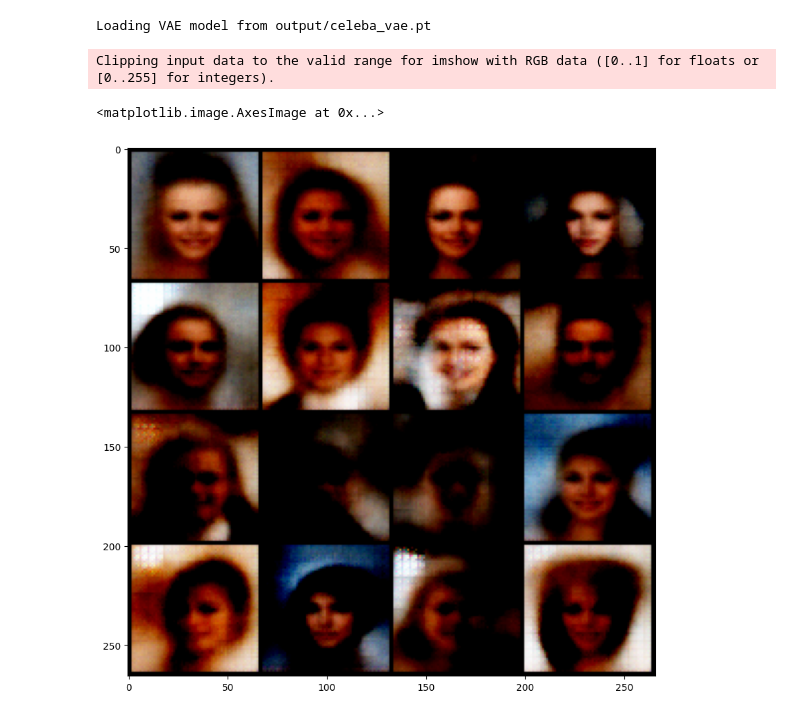
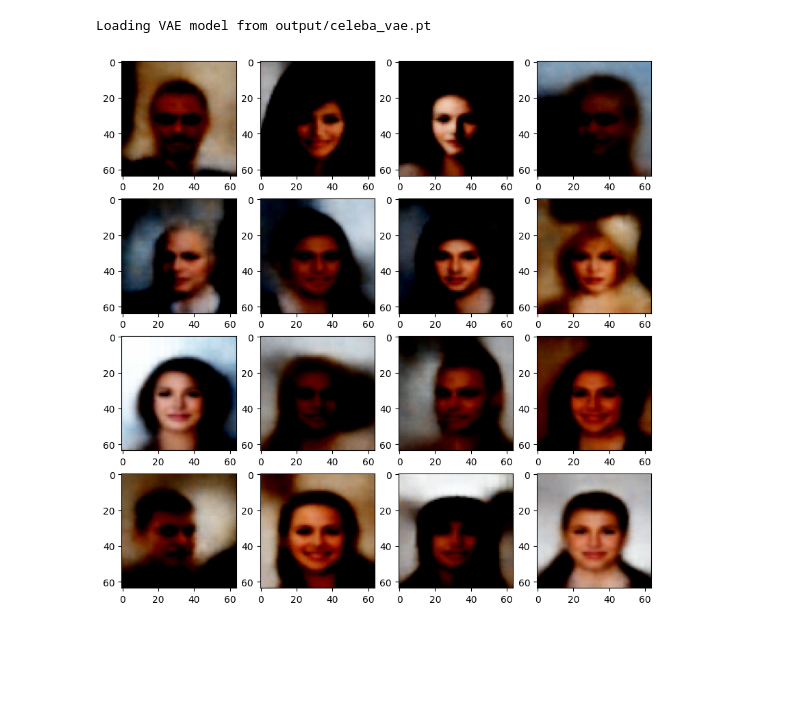
Before and after one commit to vildhet/id-gan, a Jupyter notebook: train_celeba.ipynb, the cells around one changed output. Cells and saved outputs as stored; diff of their text form; code cells hidden in the pictures; blank space fills up the shorter version.

Commit message:
Run celeba training

```diff
--- a/train_celeba.ipynb
+++ b/train_celeba.ipynb
@@ -13,22 +17,16 @@ Files already downloaded and verified
 # %%
-vae = id_gan.load_vae("mnist")
+vae = id_gan.load_vae("celeba")
 
 with torch.no_grad():
-    images = vae.sample(16)
+    images = vae.sample(16).cpu().numpy()
+
+images = np.clip(images, 0, 1)
 
 plt.figure(figsize=(10, 10))
 for ind, image in enumerate(images):
     plt.subplot(4, 4, ind+1)
-    plt.imshow(image[0].numpy())
+    plt.imshow(image.transpose(1, 2, 0))
 plt.show()
 # %% [output]
 Loading VAE model from output/celeba_vae.pt
+[figure, added]
-# %%
-images = vae.sample(16)
-
-plt.figure(figsize=(10, 10))
-plt.imshow(make_grid(images, nrow=4).permute(1,2,0))
-# %% [output]
-Clipping input data to the valid range for imshow with RGB data ([0..1] for floats or [0..255] for integers).
-<matplotlib.image.AxesImage at 0x...>
-[figure, removed]
```
Also changed, not shown: parts of 5 cells of this notebook, 3 other files.
